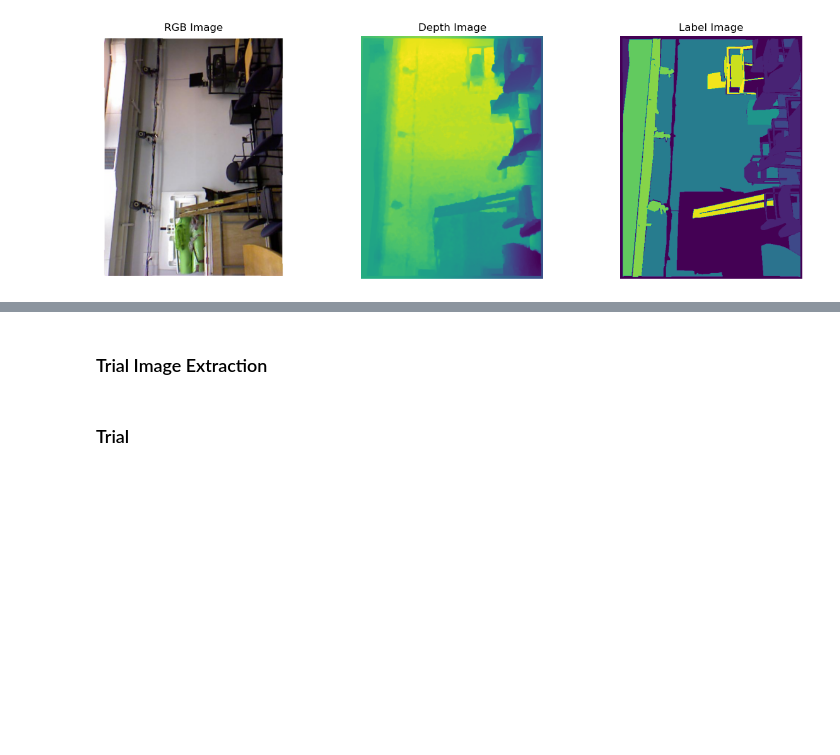
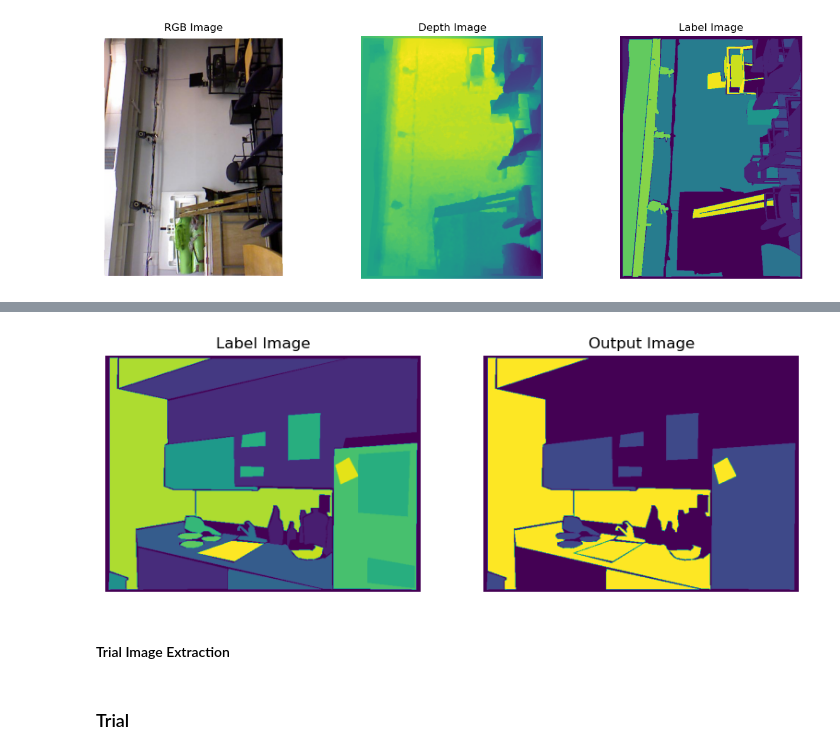
Before and after one commit to AbinashChetia/emanet4rgbd, a Jupyter notebook: notebook.ipynb, the cells around one changed output, grey strips where cells are left out. Saved outputs shown, nothing was run; the diff lists cells and outputs as text; code cells hidden in the pictures; blank space fills up the shorter version.

```diff
--- a/notebook.ipynb
+++ b/notebook.ipynb
@@ -188,5 +203,24 @@ nyu_depth_v2_labeled_data['labels'][3].max(), nyu_depth_v2_labeled_data['labels'
+# %%
+plt.figure(figsize=(15, 5))
+plt.subplot(1, 3, 1)
+plt.imshow(nyu_depth_v2_labeled_data['labels'][1])
+plt.axis('off')
+plt.title('Label Image')
+
+test = nyu_depth_v2_labeled_data['labels'][1].copy()
+test[(test >= 0) & (test <= 4)] = 1
+test[(test >= 7 ) & (test <= 9)] = 50
+test[(test >= 12) & (test <= 18)] = 3
+test[test >= 21] = 10
+plt.subplot(1, 3, 2)
+plt.imshow(test)
+plt.axis('off')
+plt.title('Output Image')
+plt.show()
+# %% [output]
+[figure, added]
 # %% [markdown]
-### Trial Image Extraction
+#### Trial Image Extraction
 # %%
 output_file_name = 'trial_img.npy'
 trial_img = {
```
Also changed, not shown: parts of 7 cells of this notebook, 3 other files.
